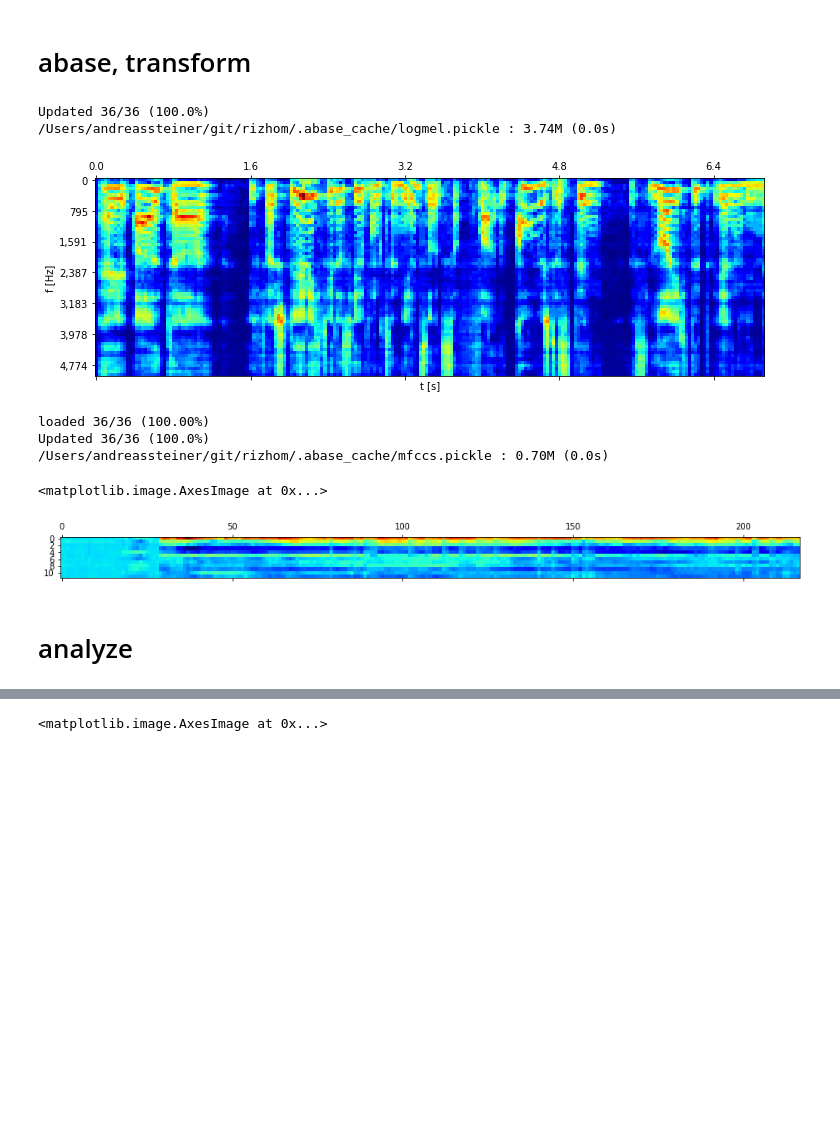
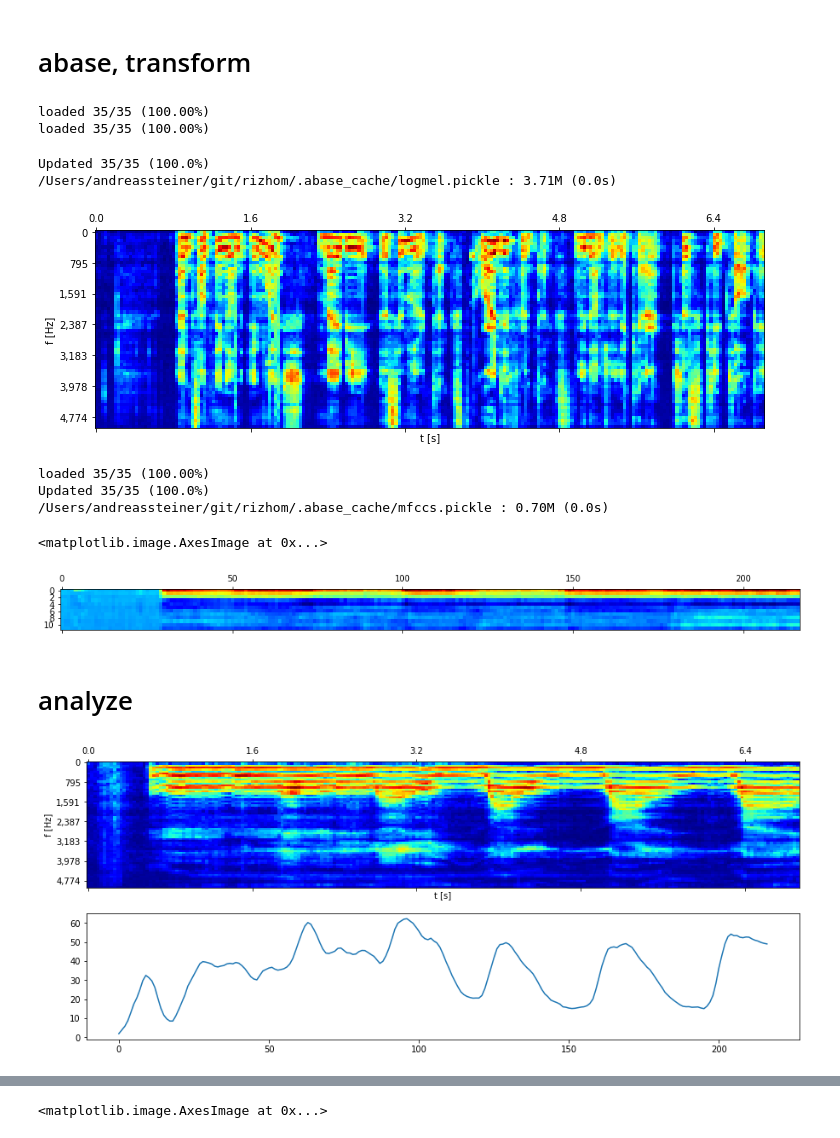
Before and after one commit to nuru-nu/moyo, a Jupyter notebook: notebooks/audio.ipynb, the cells around one changed output, grey strips where cells are left out. Cells and saved outputs as stored; diff of their text form; code cells hidden in the pictures; blank space fills up the shorter version.

```diff
--- a/notebooks/audio.ipynb
+++ b/notebooks/audio.ipynb
@@ -89,22 +98,38 @@ ab.play('o_g_1', stop=2)
 # abase, transform
 # %%
 ab = abase.ABase(load_wav=True)
+ab.load('logmel')
+ab.load('mfccs')
+# %% [output]
+loaded 35/35 (100.00%)
+loaded 35/35 (100.00%)
 # %%
 ab.transform('logmel', lambda row: features.log_mel_spectrogram(row['wav']))
 util.plot_logmel(ab.df.loc[ab.sample(), 'logmel'])
 # %% [output]
-Updated 36/36 (100.0%)
-/Users/andreassteiner/git/rizhom/.abase_cache/logmel.pickle : 3.74M (0.0s)
+Updated 35/35 (100.0%)
+/Users/andreassteiner/git/rizhom/.abase_cache/logmel.pickle : 3.71M (0.0s)
-[figure, old version]
+[figure, new version]
 # %%
 ab.load('logmel')
 ab.transform('mfccs', lambda row: features.mfccs(data=None, logmel=row['logmel']))
 plt.matshow(ab.df.loc[ab.sample(), 'mfccs'].T, cmap='jet')
 # %% [output]
-loaded 36/36 (100.00%)
-Updated 36/36 (100.0%)
+loaded 35/35 (100.00%)
+Updated 35/35 (100.0%)
 /Users/andreassteiner/git/rizhom/.abase_cache/mfccs.pickle : 0.70M (0.0s)
 <matplotlib.image.AxesImage at 0x...>
-[figure, old version]
+[figure, new version]
 # %% [markdown]
 # analyze
+# %%
+name = 'o_p_4'
+name = 'o_g_3'
+logmel = ab.df.loc[name, 'logmel']
+plt.figure(figsize=(15, 6))
+util.plot_logmel(logmel, ax=plt.subplot(211), aspect='auto')
+weighted = (np.array([range(logmel.shape[1])]) * (logmel - logmel.min())).mean(axis=1)
+ma = streaming.MovingAverage(5)
+plt.subplot(212).plot([ma(_) for _ in weighted]);
+# %% [output]
+[figure, added]
```
Also changed, not shown: parts of 30 cells of this notebook, 9 other files.
